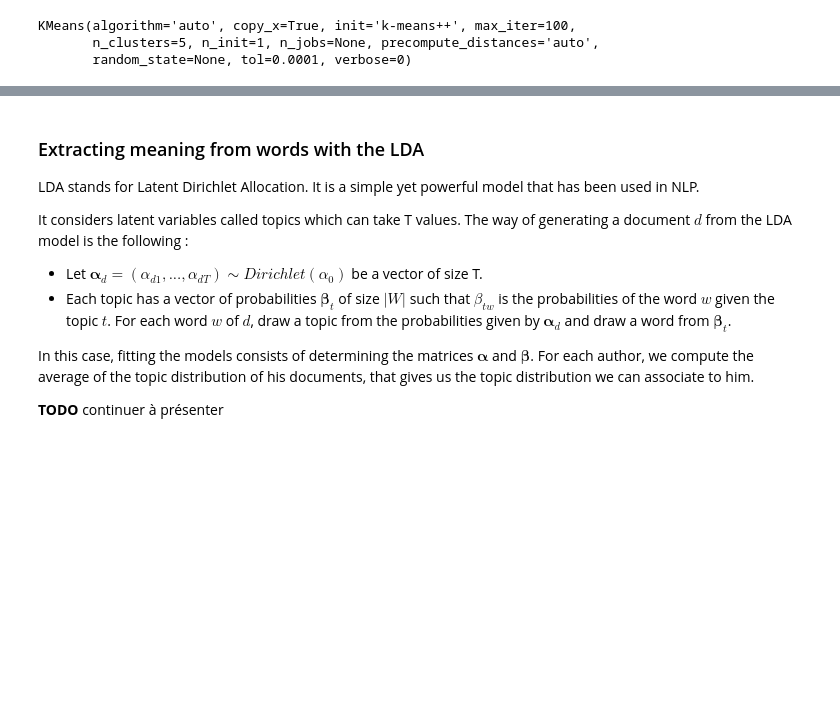
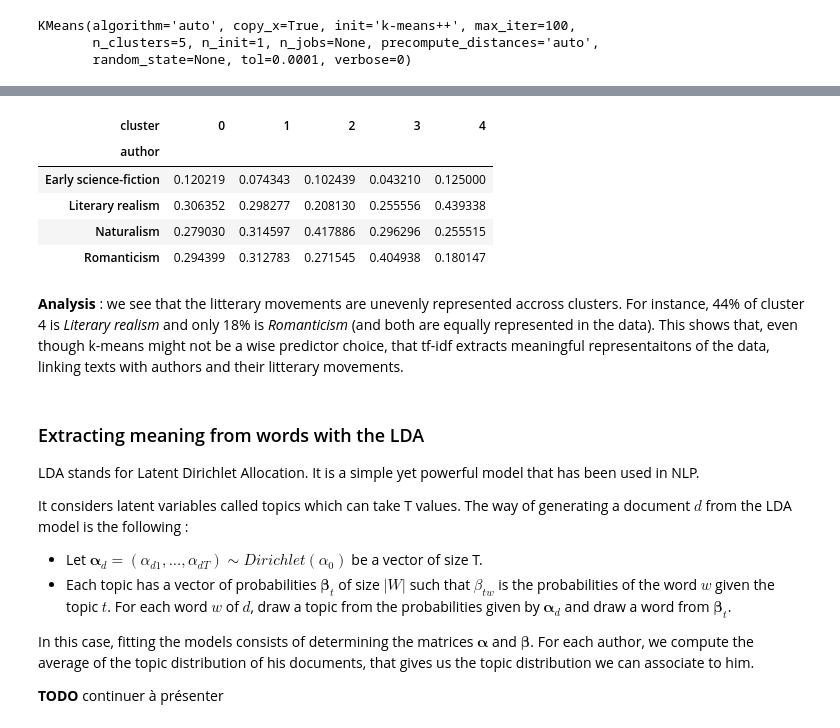
Before and after one commit to avouacr/who-wrote-this, a Jupyter notebook: Project_French_author_classification.ipynb, the cells around one changed output, grey strips where cells are left out. Drawn from its saved outputs; the diff is of its cells as text; code cells hidden in the pictures; blank space fills up the shorter version.

Commit message:
analysis of kmeans result

```diff
--- a/Project_French_author_classification.ipynb
+++ b/Project_French_author_classification.ipynb
@@ -292,3 +278,14 @@ plt.show()
+# %%
+df_3_cluster_author
+# %% [output]
+| cluster | 0 | 1 | 2 | 3 | 4 |
+| author |  |  |  |  |  |
+| Early science-fiction | 0.120219 | 0.074343 | 0.102439 | 0.043210 | 0.125000 |
+| Literary realism | 0.306352 | 0.298277 | 0.208130 | 0.255556 | 0.439338 |
+| Naturalism | 0.279030 | 0.314597 | 0.417886 | 0.296296 | 0.255515 |
+| Romanticism | 0.294399 | 0.312783 | 0.271545 | 0.404938 | 0.180147 |
+# %% [markdown]
+**Analysis** : we see that the litterary movements are unevenly represented accross clusters. For instance, 44% of cluster 4 is *Literary realism* and only 18% is *Romanticism* (and both are equally represented in the data). This shows that, even though k-means might not be a wise predictor choice, that tf-idf extracts meaningful representaitons of the data, linking texts with authors and their litterary movements.
 # %% [markdown]
 ### Extracting meaning from words with the LDA
 
```
Also changed, not shown: parts of 5 cells of this notebook.
